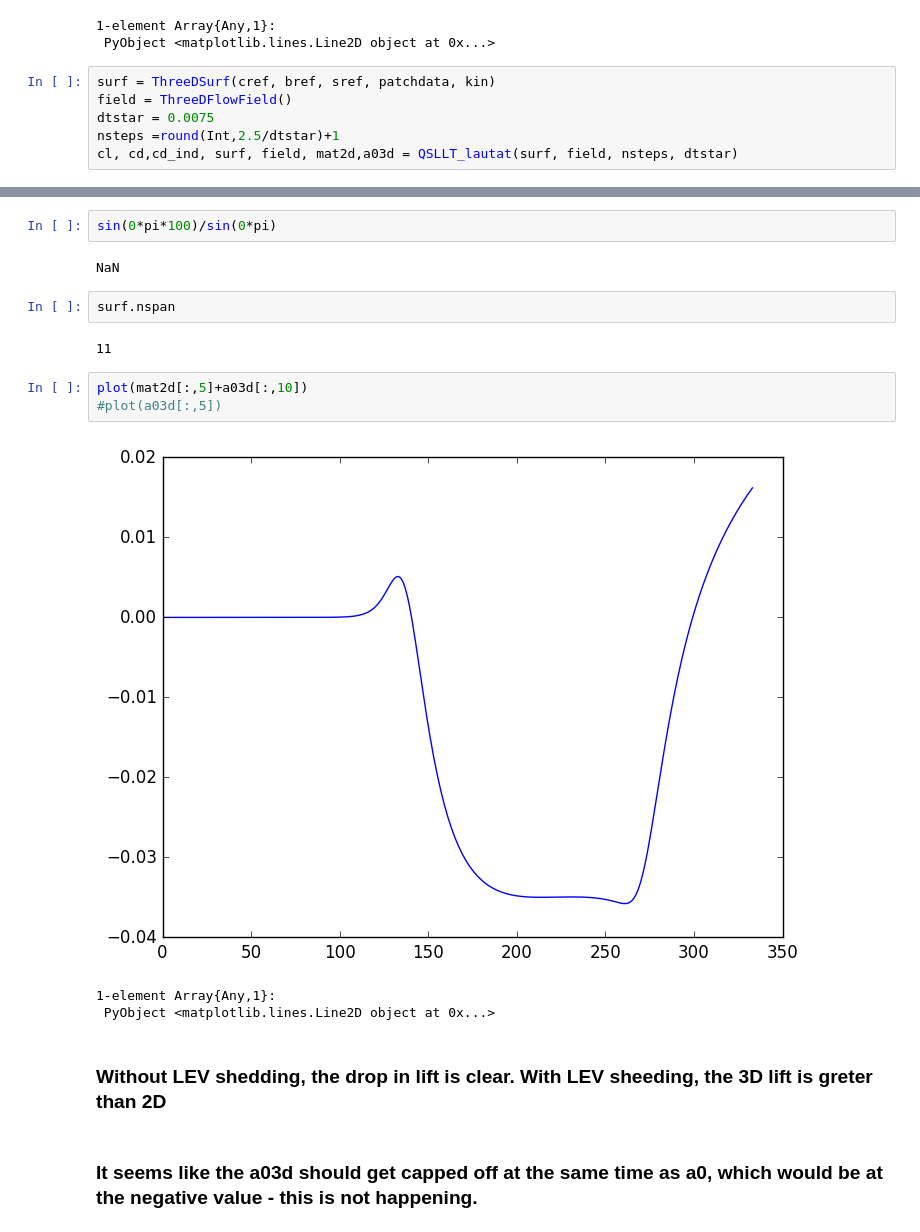
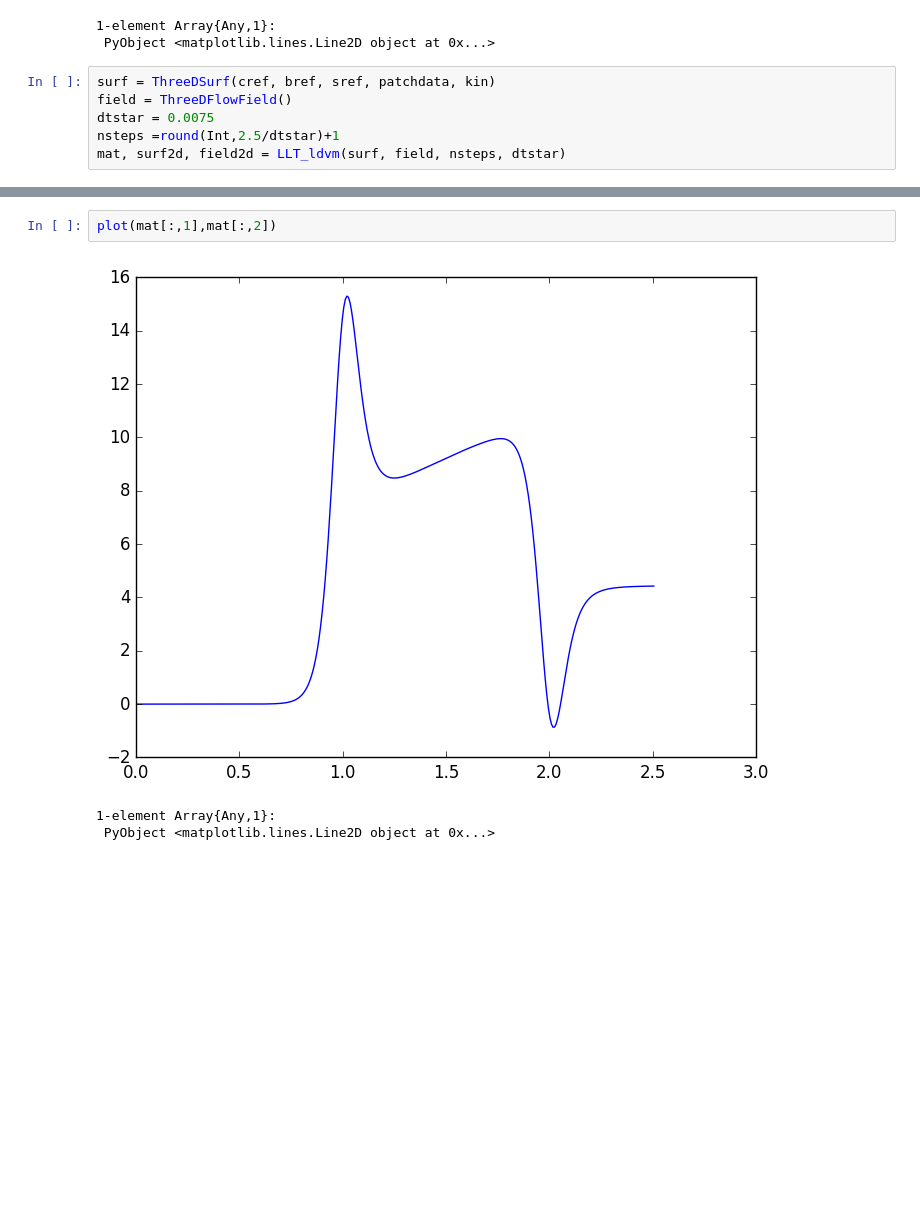
Before and after one commit to KiranRamesh-Aero/UnsteadyFlowSolvers.jl, a Jupyter notebook: Notebooks/3D extensions - notes.ipynb, the cells around one changed output, grey strips where cells are left out. Saved outputs shown, nothing was run; the diff lists cells and outputs as text; blank space fills up the shorter version.

```diff
--- a/Notebooks/3D extensions - notes.ipynb
+++ b/Notebooks/3D extensions - notes.ipynb
@@ -43,5 +43,5 @@ surf = ThreeDSurf(cref, bref, sref, patchdata, kin)
 field = ThreeDFlowField()
 dtstar = 0.0075
 nsteps =round(Int,2.5/dtstar)+1
-cl, cd,cd_ind, surf, field, mat2d,a03d = QSLLT_lautat(surf, field, nsteps, dtstar)
+mat, surf2d, field2d = LLT_ldvm(surf, field, nsteps, dtstar)
 # %% [output]
@@ -52,19 +52,6 @@ cl, cd,cd_ind, surf, field, mat2d,a03d = QSLLT_lautat(surf, field, nsteps, dtsta
-# %%
-sin(0*pi*100)/sin(0*pi)
-# %% [output]
-NaN
-# %%
-surf.nspan
-# %% [output]
-11
-# %%
-plot(mat2d[:,5]+a03d[:,10])
-#plot(a03d[:,5])
-# %% [output]
-[figure, removed]
-1-element Array{Any,1}:
- PyObject <matplotlib.lines.Line2D object at 0x...>
-# %% [markdown]
-### Without LEV shedding, the drop in lift is clear. With LEV sheeding, the 3D lift is greter than 2D
-# %% [markdown]
-### It seems like the a03d should get capped off at the same time as a0, which would be at the negative value - this is not happening.
+# %%
+plot(mat[:,1],mat[:,2])
+# %% [output]
+[figure, added]
+1-element Array{Any,1}:
+ PyObject <matplotlib.lines.Line2D object at 0x...>
```
Also changed, not shown: parts of 1 cell of this notebook, 6 other files.
